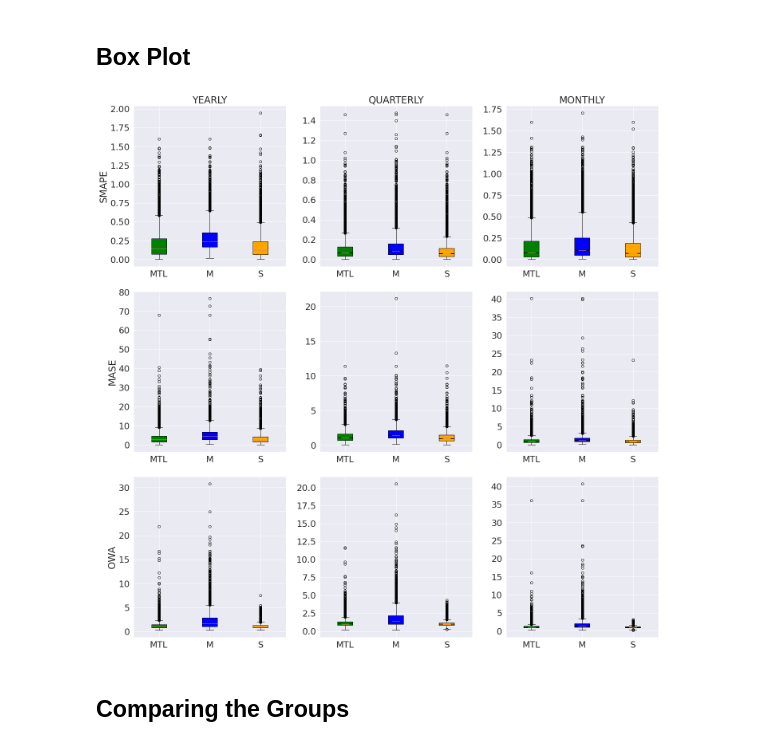
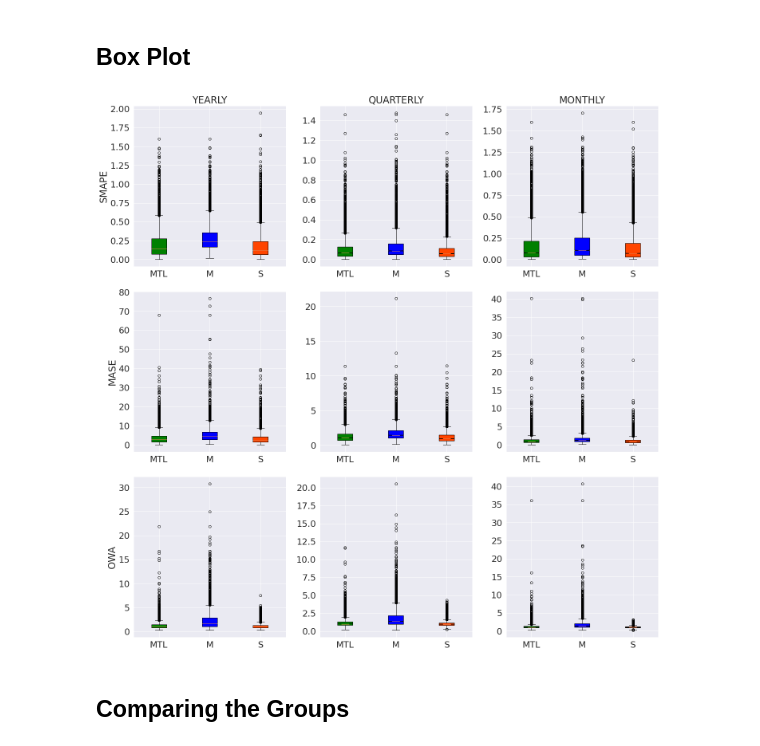
Before and after one commit to GDalforno/M4-Meta-Analysis, a Jupyter notebook: Meta Learning/Data Analysis.ipynb, the cells around one changed output. Saved outputs shown, nothing was run; the diff lists cells and outputs as text; code cells hidden in the pictures.

```diff
--- a/Meta Learning/Data Analysis.ipynb
+++ b/Meta Learning/Data Analysis.ipynb
@@ -208,7 +208,7 @@ sizes = {
 
 fig1, ax1 = plt.subplots(1, 3, figsize=(20, 10))
 for i, d in enumerate(sizes.items()):
-    ax1[i].pie(d[1].values, labels=labels, autopct='%1.1f%%', shadow=True, startangle=90, textprops={'fontsize': 17})
+    ax1[i].pie(d[1].values, labels=labels, autopct='%1.1f%%', shadow=True, startangle=90, textprops={'fontsize': 17}, colors=["orangered", "blue"])
     ax1[i].axis('equal')
     ax1[i].set_title(titles[i], fontsize=20)
 plt.savefig("pie.png")
@@ -657,35 +657,35 @@ bplots = [
     ax[2, 0].boxplot([meta_learner["Y"]["OWA"], group0["Y"]["OWA"], group1["Y"]["OWA"]],
                      vert=True,
                      patch_artist=True,
                      labels=labels),
     ax[2, 1].boxplot([meta_learner["Q"]["OWA"], group0["Q"]["OWA"], group1["Q"]["OWA"]],
                      notch=True,
                      vert=True,
                      patch_artist=True,
                      labels=labels),
     ax[2, 2].boxplot([meta_learner["M"]["OWA"], group0["M"]["OWA"], group1["M"]["OWA"]],
                      notch=True,
                      vert=True,
                      patch_artist=True,
                      labels=labels)
 ]
 ax[0, 0].set_title('YEARLY')
 ax[0, 1].set_title('QUARTERLY')
 ax[0, 2].set_title('MONTHLY')
 
-colors = ['green', 'blue', 'orange']
+colors = ['green', 'blue', 'orangered']
 for bplot in bplots:
     for patch, color in zip(bplot['boxes'], colors):
         patch.set_facecolor(color)
 
 ax[0, 0].set_ylabel("SMAPE")
 ax[1, 0].set_ylabel("MASE")
 ax[2, 0].set_ylabel("OWA")
 
 plt.tight_layout()
 plt.savefig("box.png")
 # %% [output]
-[figure, old version]
+[figure, new version]
 # %% [markdown]
 ## Comparing the Groups
 # %%
```
Also changed, not shown: parts of 1 cell of this notebook, 2 other files.
